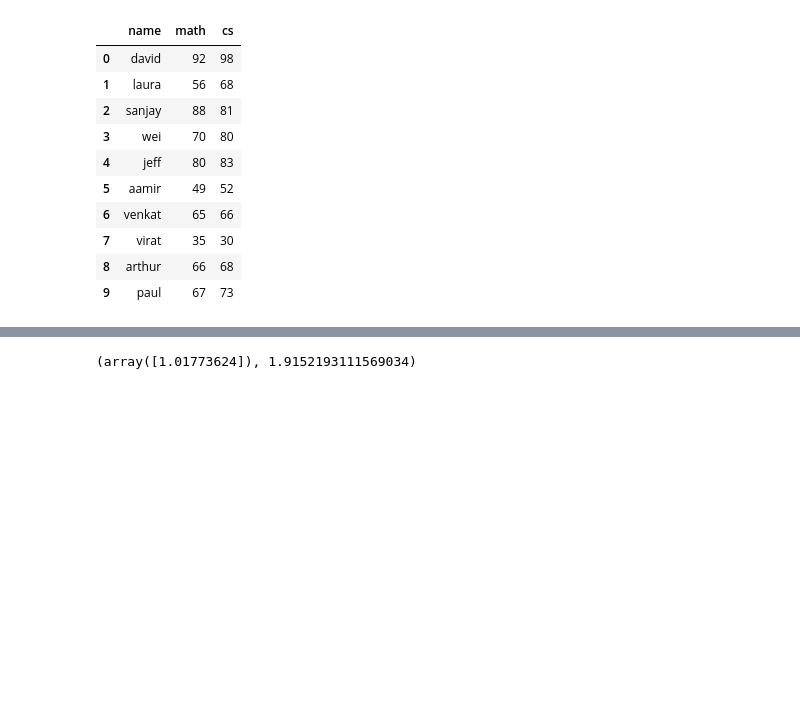
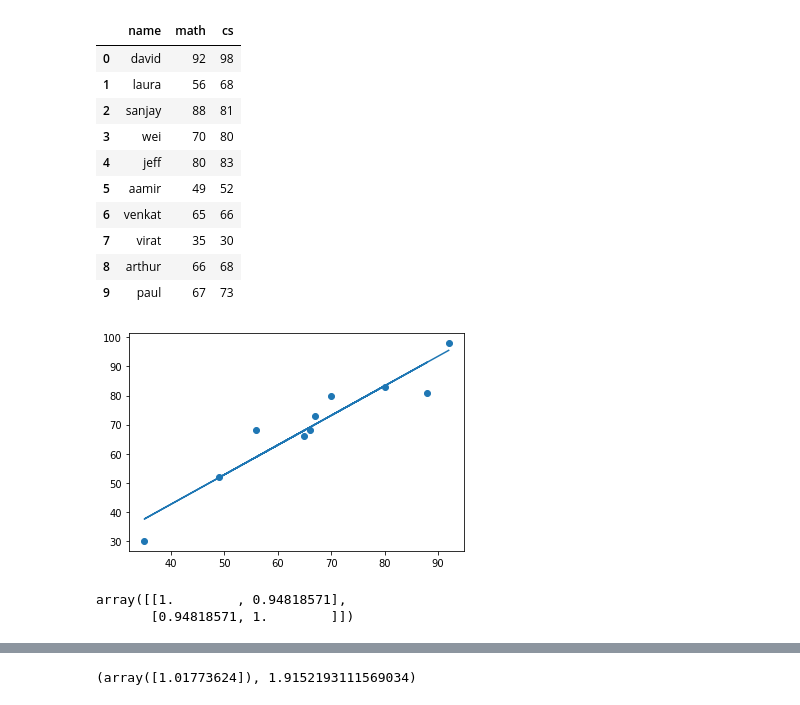
Before and after one commit to AftabUdaipurwala/MachineLearningBasics, a Jupyter notebook: GradientDescent.ipynb, the cells around one changed output, grey strips where cells are left out. Cells and saved outputs as stored; diff of their text form; code cells hidden in the pictures; blank space fills up the shorter version.

```diff
--- a/GradientDescent.ipynb
+++ b/GradientDescent.ipynb
@@ -29,6 +29,22 @@ df
 | 7 | virat | 35 | 30 |
 | 8 | arthur | 66 | 68 |
 | 9 | paul | 67 | 73 |
+# %%
+reg= linear_model.LinearRegression()
+reg.fit(df[['math']], df.cs)
+reg.coef_, reg.intercept_
+y_pred= reg.coef_*df['math']+reg.intercept_
+
+plt.scatter(df['math'], df['cs'])
+plt.plot(df['math'], y_pred)
+plt.show()
+# %% [output]
+[figure, added]
+# %%
+np.corrcoef(df['math'],df['cs'])
+# %% [output]
+array([[1.        , 0.94818571],
+       [0.94818571, 1.        ]])
 # %%
 def gradiant_descent(x,y):
   m_curr=b_curr=0
```
Also changed, not shown: parts of 3 cells of this notebook.
